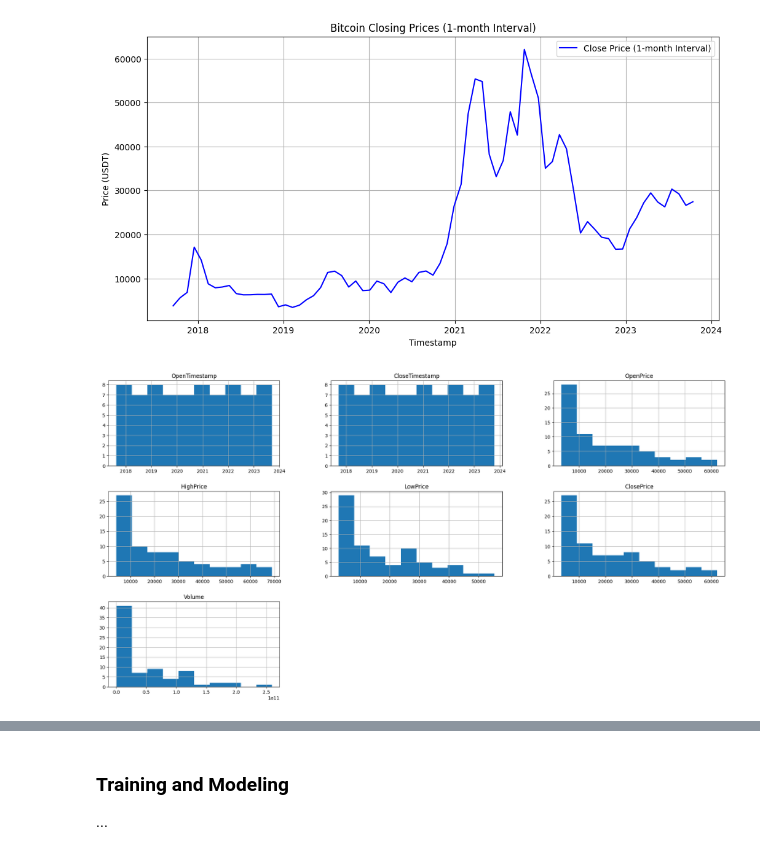
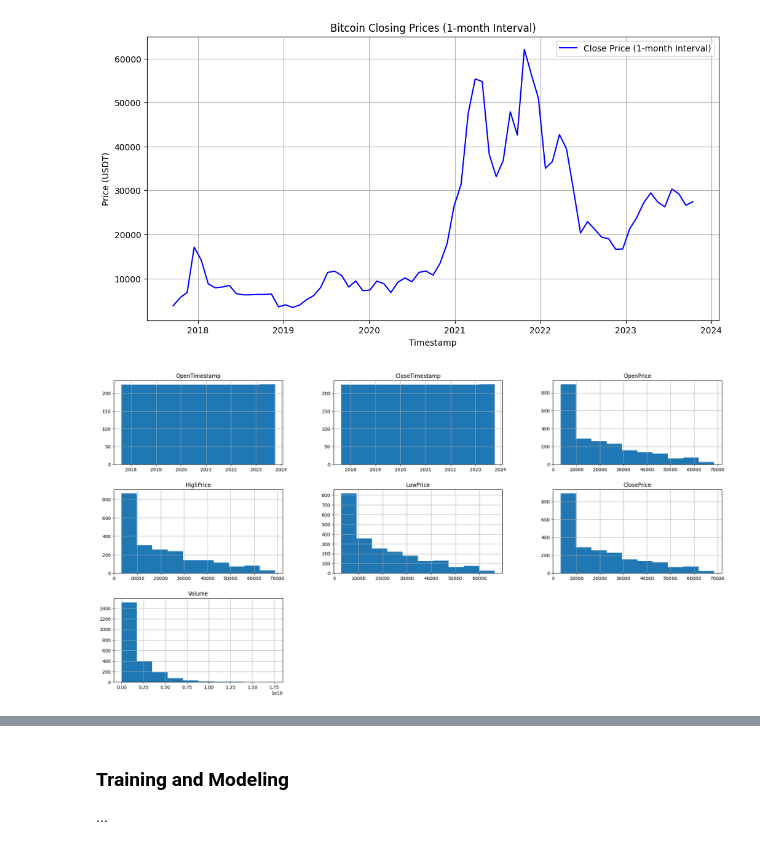
Before and after one commit to deeckn/bitcoin-predictions, a Jupyter notebook: main.ipynb, the cells around one changed output, grey strips where cells are left out. Cells and saved outputs as stored; diff of their text form; code cells hidden in the pictures.

```diff
--- a/main.ipynb
+++ b/main.ipynb
@@ -109,7 +109,7 @@ plot_price_history(
 [figure]
 [figure]
 # %%
-interval_df_1mm.hist(figsize=(24, 12))
+interval_df_1d.hist(figsize=(24, 12))
 plt.show()
 # %% [output]
-[figure, old version]
+[figure, new version]
```
Also changed, not shown: parts of 1 cell of this notebook.
